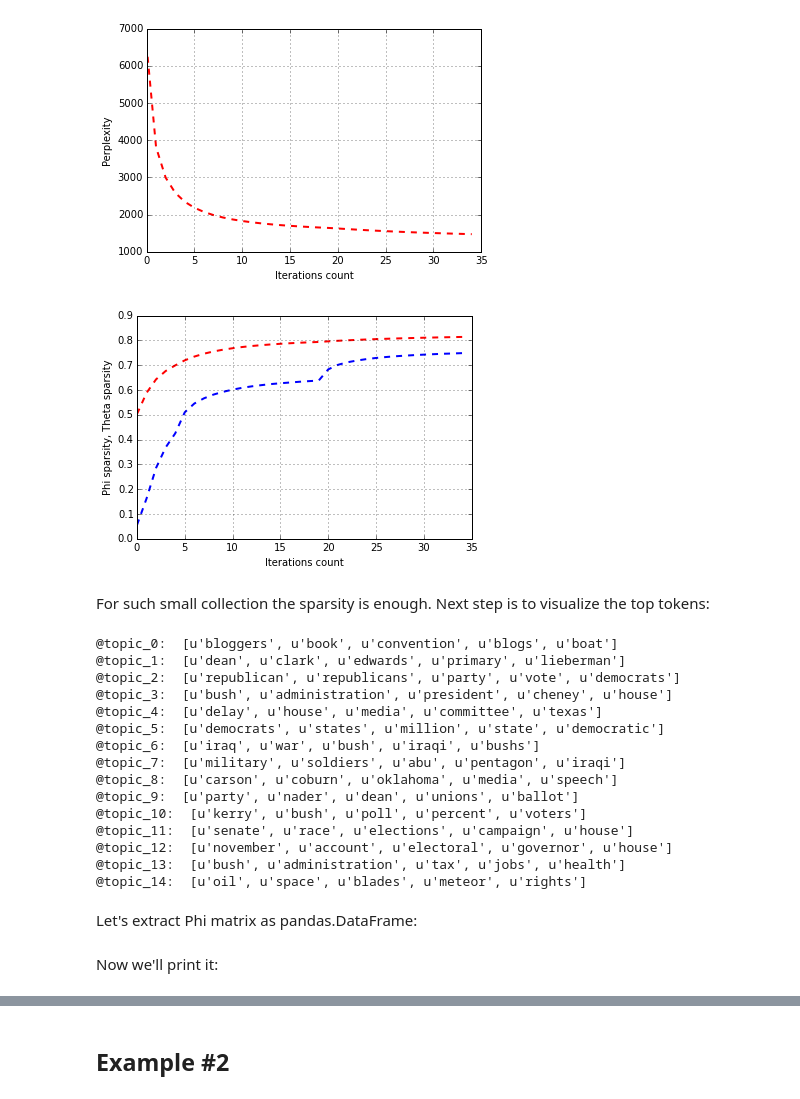
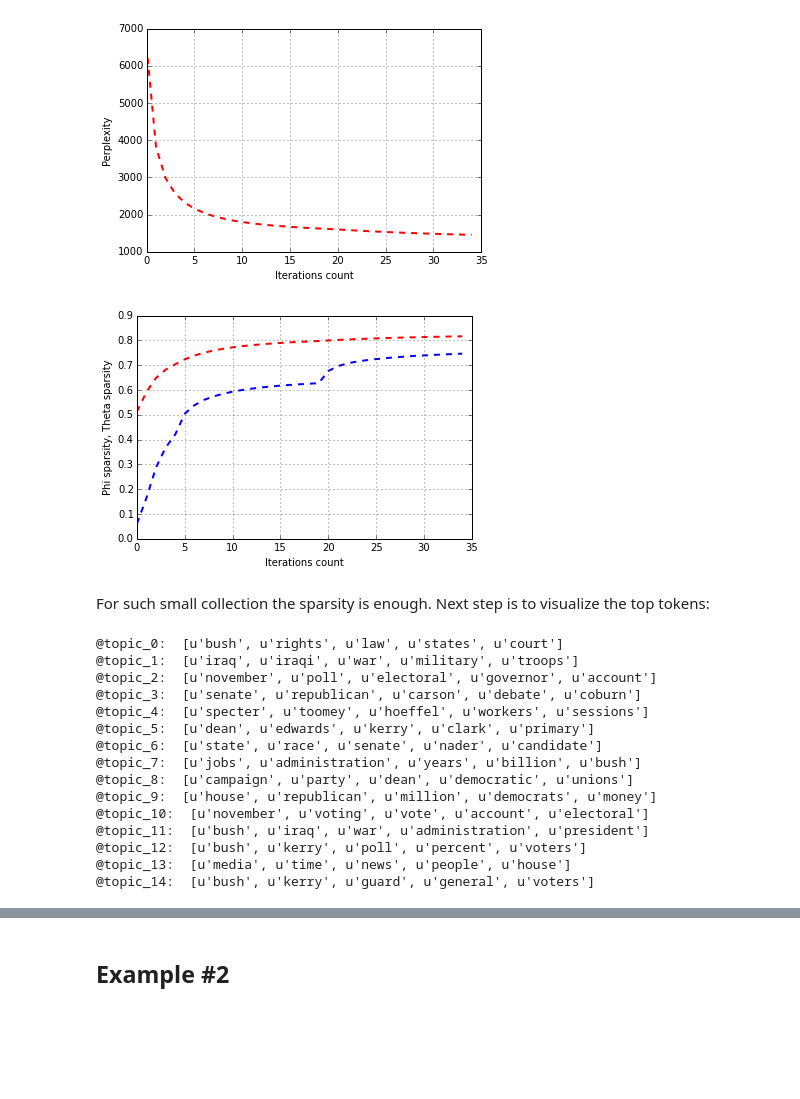
Before and after one commit to bigartm/bigartm-book, a Jupyter notebook: BigARTM_example_EN.ipynb, the cells around one changed output, grey strips where cells are left out. Saved outputs shown, nothing was run; the diff lists cells and outputs as text; code cells hidden in the pictures; blank space fills up the shorter version.

```diff
--- a/BigARTM_example_EN.ipynb
+++ b/BigARTM_example_EN.ipynb
@@ -40,12 +48,11 @@ model.scores.add(artm.PerplexityScore(name='PerplexityScore'))
 Also it is usefull to add basic regularizers to improve sparsity and variance of the topics (we will set some initial tau coeffitients for the regularizers, they can be changed in future)
 # %%
 model.regularizers.add(artm.SmoothSparsePhiRegularizer(name='SparsePhi', tau=-0.1))
-model.regularizers.add(artm.SmoothSparseThetaRegularizer(name='SparseTheta', tau=-2.0))
 model.regularizers.add(artm.DecorrelatorPhiRegularizer(name='DecorrelatorPhi', tau=100000.0))
 # %% [markdown]
 Now let's try to learn the model in the offline mode (e.g. with one Phi update during one scan of the whole collection). We will invoke 5 scans:
 # %%
-model.fit_offline(data_path='kos', num_collection_passes=5)
+model.fit_offline(batch_vectorizer=batch_vectorizer, num_collection_passes=5)
 # %% [markdown]
 Let's check the result of the first iteration of learning:
 # %%
@@ -66,5 +73,5 @@ model.scores.add(artm.TopTokensScore(name='TopTokensScore', num_tokens=5))
 # %% [markdown]
 Next we will continue the learning of our model, 15 scans of the collection will be invoked now
 # %%
-model.fit_offline(data_path='kos', num_collection_passes=15)
+model.fit_offline(batch_vectorizer=batch_vectorizer, num_collection_passes=15)
 # %%
@@ -78,7 +85,7 @@ The sparsity is still unsatisfactory. Let's try new tau coefficients and continu
 # %%
 model.regularizers['SparsePhi'].tau = -1.5
 model.regularizers['SparseTheta'].tau = -5.0
-model.fit_offline(data_path='kos', num_collection_passes=15)
+model.fit_offline(batch_vectorizer=batch_vectorizer, num_collection_passes=15)
 # %% [markdown]
 Let's plot perplexity and sparsity of the model to check it's quality:
 # %%
@@ -90,35 +97,33 @@ plt.show()
 # %% [output]
 [figure]
 # %%
-plt.plot(xrange(model.num_phi_updates), model.scores_info['SparsityPhiScore'].value, 'b--',
-         xrange(model.num_phi_updates), model.scores_info['SparsityThetaScore'].value, 'r--', linewidth=2)
+plt.plot(xrange(model.num_phi_updates), model.score_tracker['SparsityPhiScore'].value, 'b--',
+         xrange(model.num_phi_updates), model.score_tracker['SparsityThetaScore'].value, 'r--', linewidth=2)
 plt.xlabel('Iterations count')
 plt.ylabel('Phi sparsity, Theta sparsity')
 plt.grid(True)
 plt.show()
 # %% [output]
-[figure, old version]
+[figure, new version]
 # %% [markdown]
 For such small collection the sparsity is enough. Next step is to visualize the top tokens:
 # %%
 for topic_name in model.topic_names:
     print topic_name + ': ',
-    print model.scores_info['TopTokensScore'].last_topic_info[topic_name].tokens
+    print model.score_tracker['TopTokensScore'].last_topic_info[topic_name].tokens
 # %% [output]
-@topic_0:  [u'bloggers', u'book', u'convention', u'blogs', u'boat']
-@topic_1:  [u'dean', u'clark', u'edwards', u'primary', u'lieberman']
-@topic_2:  [u'republican', u'republicans', u'party', u'vote', u'democrats']
-@topic_3:  [u'bush', u'administration', u'president', u'cheney', u'house']
-@topic_4:  [u'delay', u'house', u'media', u'committee', u'texas']
-@topic_5:  [u'democrats', u'states', u'million', u'state', u'democratic']
-@topic_6:  [u'iraq', u'war', u'bush', u'iraqi', u'bushs']
-@topic_7:  [u'military', u'soldiers', u'abu', u'pentagon', u'iraqi']
-@topic_8:  [u'carson', u'coburn', u'oklahoma', u'media', u'speech']
-@topic_9:  [u'party', u'nader', u'dean', u'unions', u'ballot']
-@topic_10:  [u'kerry', u'bush', u'poll', u'percent', u'voters']
-@topic_11:  [u'senate', u'race', u'elections', u'campaign', u'house']
-@topic_12:  [u'november', u'account', u'electoral', u'governor', u'house']
-@topic_13:  [u'bush', u'administration', u'tax', u'jobs', u'health']
-@topic_14:  [u'oil', u'space', u'blades', u'meteor', u'rights']
+@topic_0:  [u'bush', u'rights', u'law', u'states', u'court']
+@topic_1:  [u'iraq', u'iraqi', u'war', u'military', u'troops']
+@topic_2:  [u'november', u'poll', u'electoral', u'governor', u'account']
+@topic_3:  [u'senate', u'republican', u'carson', u'debate', u'coburn']
+@topic_4:  [u'specter', u'toomey', u'hoeffel', u'workers', u'sessions']
+@topic_5:  [u'dean', u'edwards', u'kerry', u'clark', u'primary']
+@topic_6:  [u'state', u'race', u'senate', u'nader', u'candidate']
+@topic_7:  [u'jobs', u'administration', u'years', u'billion', u'bush']
+@topic_8:  [u'campaign', u'party', u'dean', u'democratic', u'unions']
+@topic_9:  [u'house', u'republican', u'million', u'democrats', u'money']
+@topic_10:  [u'november', u'voting', u'vote', u'account', u'electoral']
+@topic_11:  [u'bush', u'iraq', u'war', u'administration', u'president']
+@topic_12:  [u'bush', u'kerry', u'poll', u'percent', u'voters']
+@topic_13:  [u'media', u'time', u'news', u'people', u'house']
+@topic_14:  [u'bush', u'kerry', u'guard', u'general', u'voters']
-# %% [markdown]
-Let's extract Phi matrix as pandas.DataFrame:
@@ -127,2 +129,0 @@ phi_matrix = model.get_phi()
-# %% [markdown]
-Now we'll print it:
```
Also changed, not shown: parts of 30 cells of this notebook.
